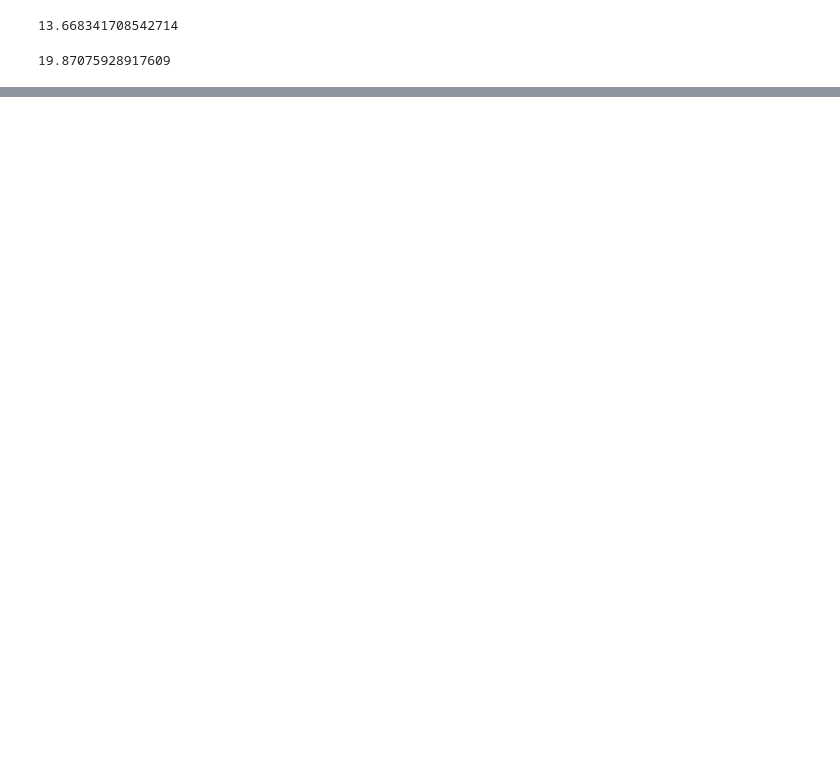
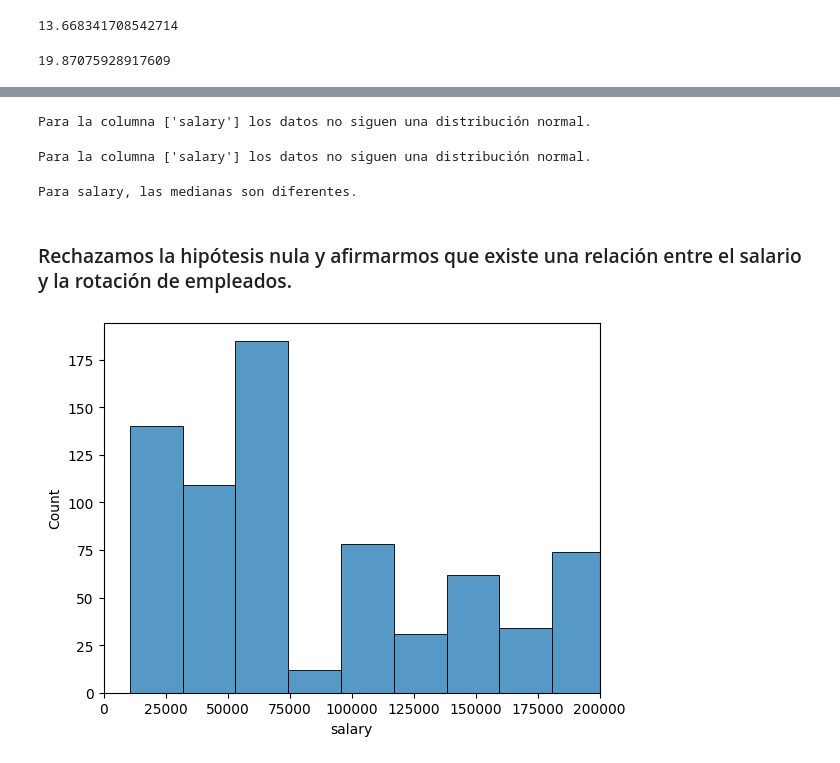
Before and after one commit to FiSaRaff/project-da-promo-k-modulo-3-team-2, a Jupyter notebook: notebooks/ab_testing.ipynb, the cells around one changed output, grey strips where cells are left out. Drawn from its saved outputs; the diff is of its cells as text; code cells hidden in the pictures; blank space fills up the shorter version.

```diff
--- a/notebooks/ab_testing.ipynb
+++ b/notebooks/ab_testing.ipynb
@@ -40,0 +104,38 @@ print(grupo_variante_porcentaje_rotacion)
+# %%
+'''¿Siguen los datos salariales de los empleados que siguen en la empresa una distribución normal?'''
+normalidad(grupo_control_rotacion, ['salary'])
+# %% [output]
+Para la columna ['salary'] los datos no siguen una distribución normal.
+# %%
+'''¿Siguen los datos salariales de los empleados que se han ido de la empresa una distribución normal?'''
+normalidad(grupo_variante_rotacion, ['salary'])
+# %% [output]
+Para la columna ['salary'] los datos no siguen una distribución normal.
+# %%
+def test_man_whitney(dataframe, metricas, grupo_control, grupo_variante, columna_grupos="attrition"):
+    # Filtramos los datos por los dos grupos (por ejemplo, "Yes" y "No" para la rotación)
+    control = dataframe[dataframe[columna_grupos] == grupo_control]
+    variante = dataframe[dataframe[columna_grupos] == grupo_variante]
+
+    # Realizamos la prueba para cada métrica (en este caso, solo salario)
+    for metrica in metricas:
+        # Extraemos las columnas correspondientes para cada grupo
+        metrica_control = control[metrica]
+        metrica_variante = variante[metrica]
+
+        # Aplicamos el test de Mann-Whitney
+        u_statistic, p_value = stats.mannwhitneyu(metrica_control, metrica_variante)
+
+        if p_value < 0.05:
+            print(f"Para {metrica}, las medianas son diferentes.")
+        else:
+            print(f"Para {metrica}, las medianas son iguales.")
+
+# Llamamos a la función
+test_man_whitney(df, ['salary'], 'No', 'Yes')
+# %% [output]
+Para salary, las medianas son diferentes.
+# %% [markdown]
+### Rechazamos la hipótesis nula y afirmarmos que existe una relación entre el salario y la rotación de empleados.
+# %%
+full_time = df[df['standard_hours'] == 'Full Time']
@@ -40,0 +144,5 @@ print(grupo_variante_porcentaje_rotacion)
+# %%
+sns.histplot(x= 'salary', data= full_time)
+plt.xlim(0, 200000);
+# %% [output]
+[figure, added]
```
Also changed, not shown: parts of 18 cells of this notebook.
